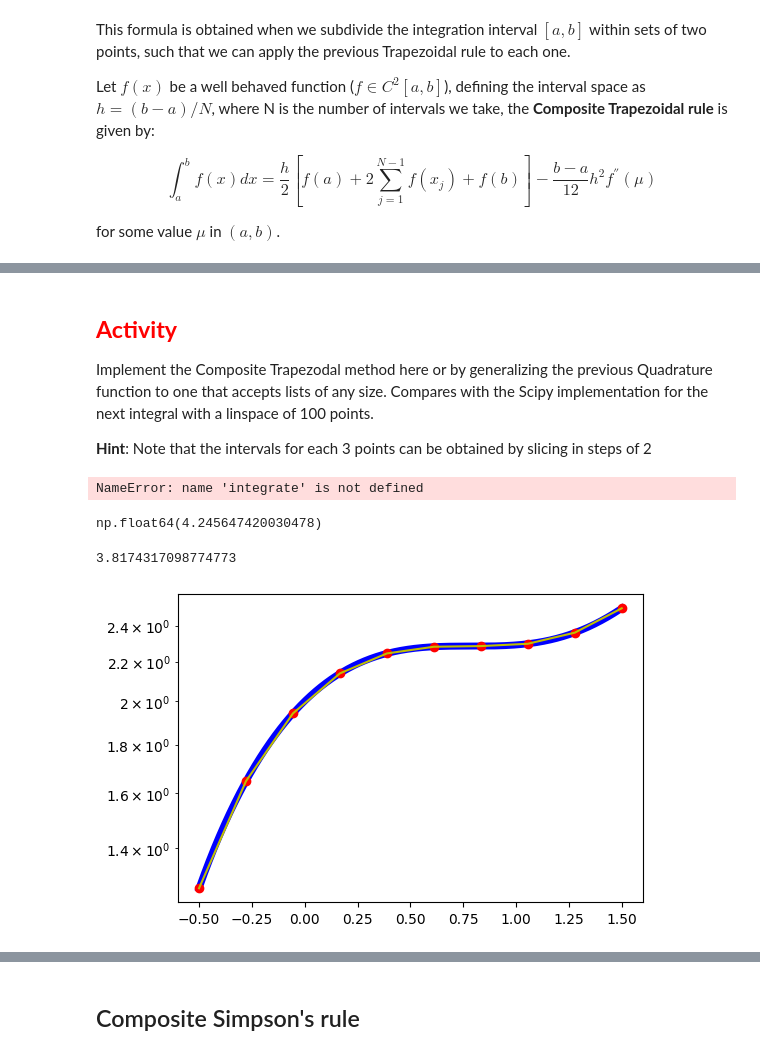
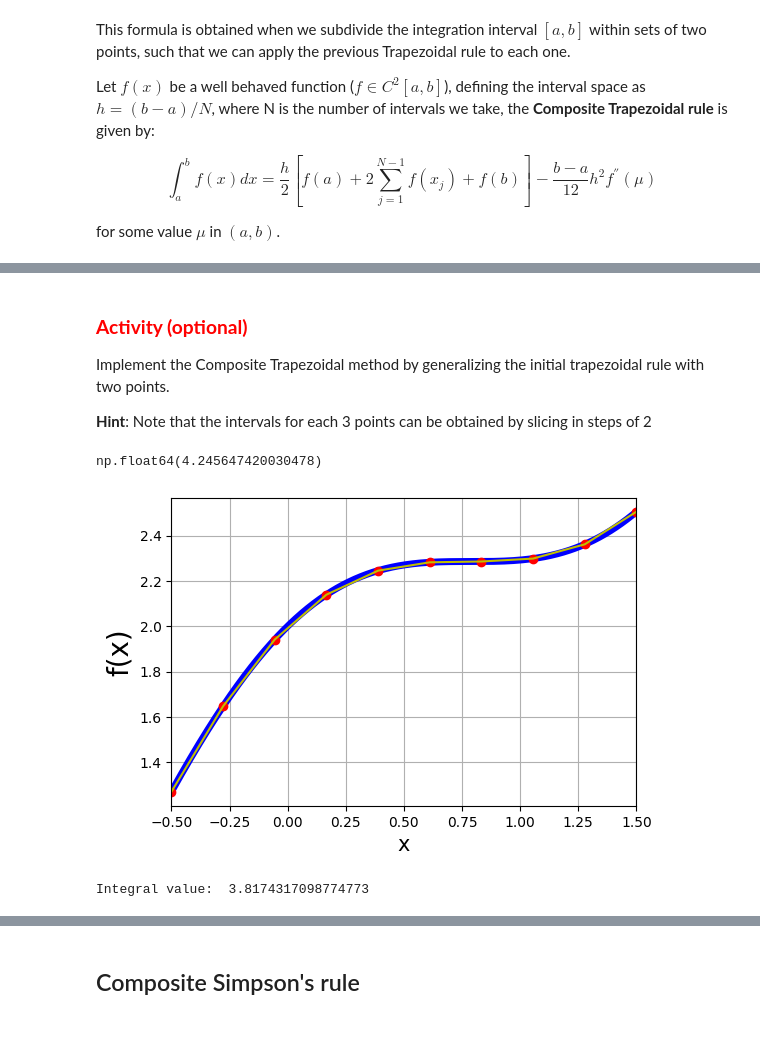
Before and after one commit to anferivera/Programming, a Jupyter notebook: 5_1_numerical_calculus.ipynb, the cells around one changed output, grey strips where cells are left out. Drawn from its saved outputs; the diff is of its cells as text; code cells hidden in the pictures.

```diff
--- a/5_1_numerical_calculus.ipynb
+++ b/5_1_numerical_calculus.ipynb
@@ -667,3 +665,17 @@ Let $f(x)$ be a well behaved function ($f\in C^2[a,b]$), defining the interval s
 $$ \int_a^b f(x) dx = \frac{h}{2}\left[ f(a) + 2\sum_{j=1}^{N-1}f(x_j) + f(b) \right] - \frac{b-a}{12}h^2 f^{''}(\mu)$$
 
 for some value $\mu$ in $(a,b)$.
+# %%
+#Composite trapezoidal rule (previous equation)
+def trapezoidalComposite( f, xmin, xmax, Xarray, N):
+  '''
+  f: my composite trapezoidal's rule function
+  xmin, xmax: interval
+  '''
+  h = (xmax-xmin)/N
+  B = 0
+
+  for j in range(1,len(Xarray)-1):
+    B += f(Xarray[j])
+
+  return (h/2)*(f(Xarray[0])+2*B + f(Xarray[-1]))
@@ -670,6 +709,6 @@ for some value $\mu$ in $(a,b)$.
 # %% [markdown]
-## <font color='red'>     **Activity** </font>
+### <font color='red'>     **Activity (optional)** </font>
 
-Implement the Composite Trapezodal method here or by generalizing the previous Quadrature function to one that accepts lists of any size. Compares with the Scipy implementation for the next integral with a linspace of 100 points.
+Implement the Composite Trapezoidal method by generalizing the initial trapezoidal rule with two points.
 
 **Hint**: Note that the intervals for each 3 points can be obtained by slicing in steps of 2
@@ -689,24 +715,3 @@ def mytrapezoidalComposite2( f, xmin, xmax, Xarray, N):
-# %%
-#Example: checking the composite trapezoidal formula
-
-def f(x):
-    return 1+np.cos(x)**2+x
-
-#Exact result
-result = integrate.quad(lambda x: f(x), -0.5, 1.5)
-print('Integral with quad de python-FORTRAN',result)
-
-kk = np.linspace(-0.5,1.5,1000)
-print('Integral with scipy trapezoid python',integrate.trapezoid( f(kk), kk ),'\n')
-
-#My implementation
-print('My trapozoidal with 2-points=', mytrapezoidal(f,-0.5,1.5))
-
-N= 1000
-kk = np.linspace(-0.5,1.5,N)
-print('My composite trapezoidal with N=%d points='%N,mytrapezoidalComposite2(f,-0.5,1.5,kk,len(kk)))
-# %% [output]
-NameError: name 'integrate' is not defined
 # %%
 X = np.linspace(-0.5,1.5,10)
 
@@ -716,14 +721,17 @@ integrate.trapezoid(f(x),x)
 np.float64(4.245647420030478)
 # %%
 plt.figure( figsize=(6,4) )
-plt.semilogy(x,f(x),'b-',lw=5)
+plt.plot(x,f(x),'b-',lw=5)
 plt.plot(X,f(X),'ro')
 plt.plot(X,f(X),'y-')
+plt.xlabel( "x",fontsize =15 )
+plt.ylabel( "f(x)",fontsize =20 )
+plt.xlim( -0.5,1.5 )
+plt.grid()
+plt.show()
 
-print(mytrapezoidalComposite2(f,-0.5,1.5,X,len(X)))
-
-plt.show()
+print('Integral value: ',trapezoidalComposite(f,-0.5,1.5,X,len(X)))
 # %% [output]
+[figure, new version]
-3.8174317098774773
+Integral value:  3.8174317098774773
-[figure, old version]
 # %%
```
Also changed, not shown: parts of 31 cells of this notebook.
